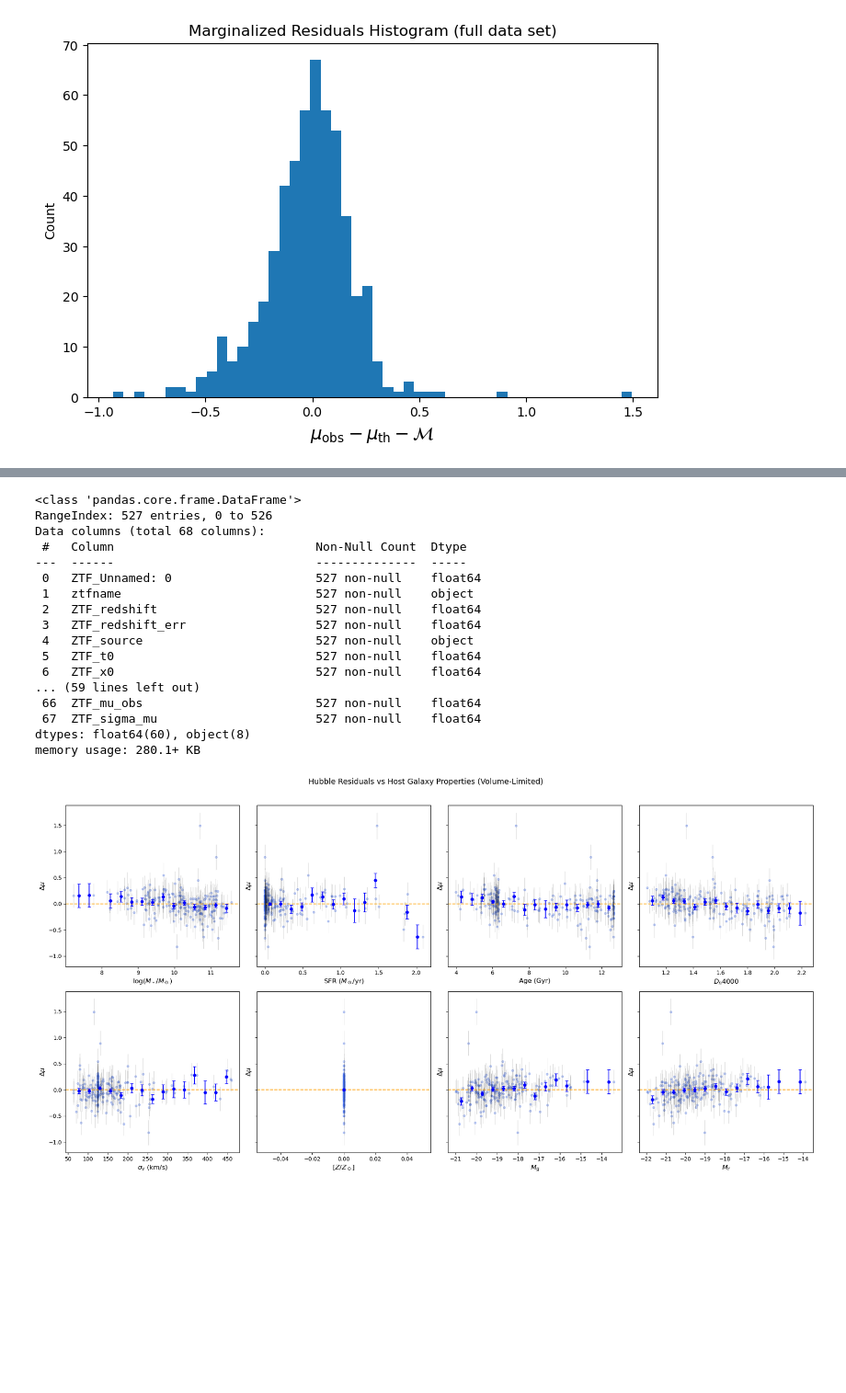
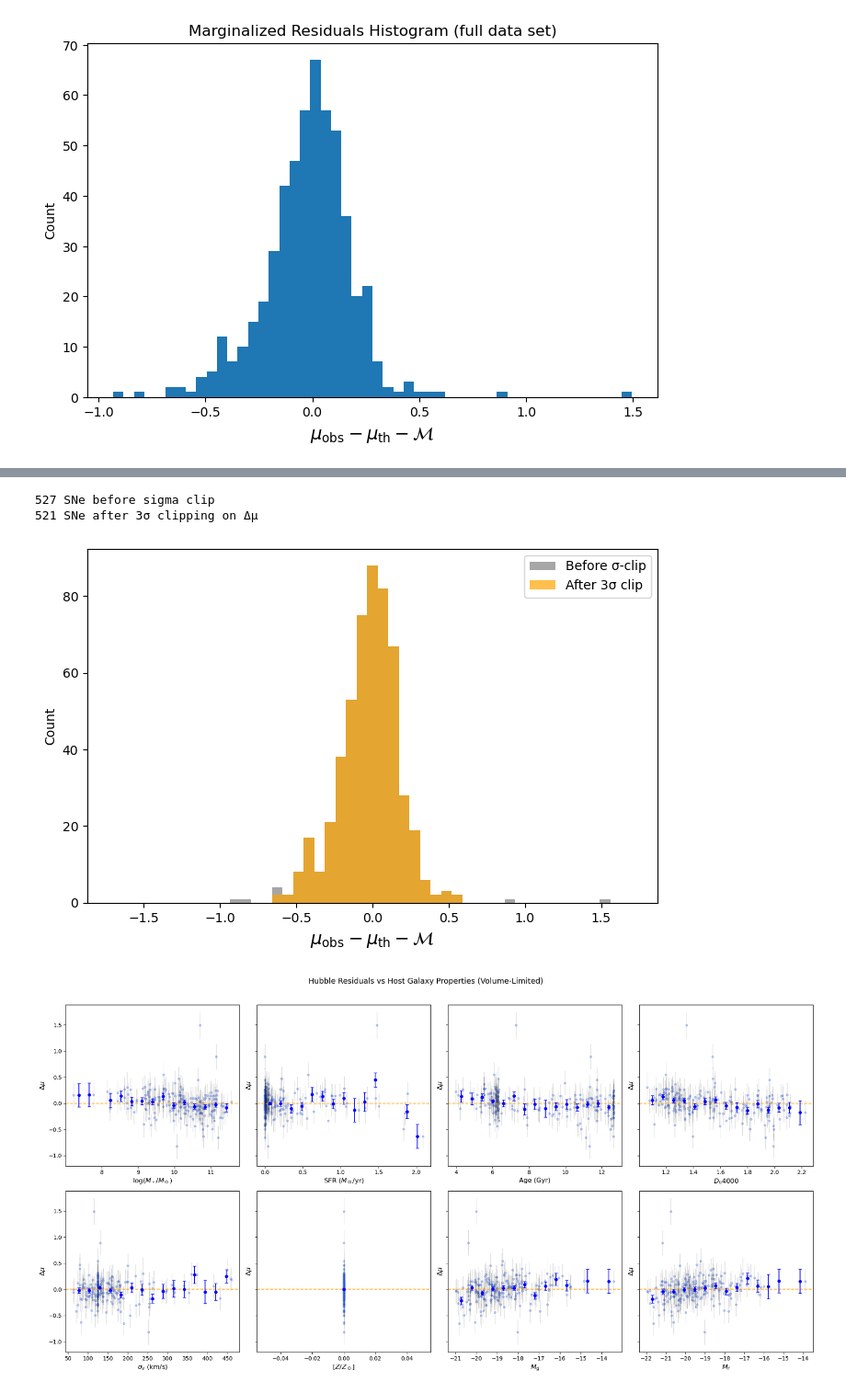
Before and after one commit to mwvgroup/myc21_first_paper, a Jupyter notebook: ZTF_DESI_data_prep/construct_hubble_resid.ipynb, the cells around one changed output, grey strips where cells are left out. Shown at 92% size. Cells and saved outputs as stored; diff of their text form; code cells hidden in the pictures; blank space fills up the shorter version.

```diff
--- a/ZTF_DESI_data_prep/construct_hubble_resid.ipynb
+++ b/ZTF_DESI_data_prep/construct_hubble_resid.ipynb
@@ -363,23 +370,31 @@ plt.show()
+# %%
+# 3-sigma clip, single iteration
+# returns a masked array where the outliers are
+# masked true and all other data points ar emasked false.
+# NOTE: we sigma clip one, if we wanted to rebalance the median
+# and clip again. Then
+unclipped_residuals = df["residuals"]
+clip = sigma_clip(df["residuals"], sigma=3, maxiters=1)
+mask_keep = ~clip.mask # retain all other points esides outliers.
+
+print(f"{len(df)} SNe before sigma clip")
+df = df.loc[mask_keep]
+print(f"{len(df)} SNe after 3σ clipping on Δμ")
+
+bins = np.linspace(-1.7, 1.7, 50)
+plt.figure(figsize=(8, 5))
+plt.hist(unclipped_residuals, bins=bins, label="Before σ-clip", color="gray", alpha=0.7)
+plt.hist(df["residuals"], bins=bins, label="After 3σ clip", color="orange", alpha=0.7)
+plt.xlabel(r"$\mu_{\mathrm{obs}} - \mu_{\mathrm{th}} - \mathcal{M}$", fontsize=14)
+plt.ylabel("Count")
+plt.legend()
+plt.show()
+# %% [output]
+527 SNe before sigma clip
+521 SNe after 3σ clipping on Δμ
+[figure, added]
 # %%
-df.info()
+df.to_csv("data/ZTF_DESI_matched_lc_cuts_z_cuts_hostprop_cleaned.csv", index=False)
-# %% [output]
-<class 'pandas.core.frame.DataFrame'>
-RangeIndex: 527 entries, 0 to 526
-Data columns (total 68 columns):
- #   Column                            Non-Null Count  Dtype
----  ------                            --------------  -----
- 0   ZTF_Unnamed: 0                    527 non-null    float64
- 1   ztfname                           527 non-null    object
- 2   ZTF_redshift                      527 non-null    float64
- 3   ZTF_redshift_err                  527 non-null    float64
- 4   ZTF_source                        527 non-null    object
- 5   ZTF_t0                            527 non-null    float64
- 6   ZTF_x0                            527 non-null    float64
-... (59 lines left out)
- 66  ZTF_mu_obs                        527 non-null    float64
- 67  ZTF_sigma_mu                      527 non-null    float64
-dtypes: float64(60), object(8)
-memory usage: 280.1+ KB
 # %%
 from scipy.stats import binned_statistic
 
```
Also changed, not shown: parts of 6 cells of this notebook, 1 other file.
